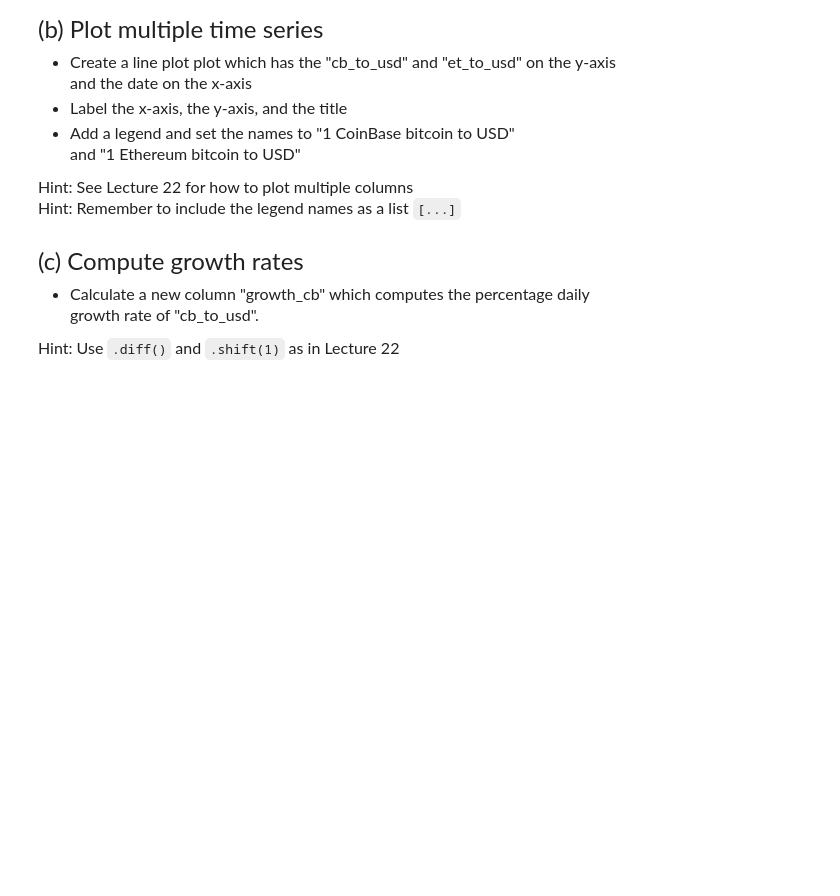
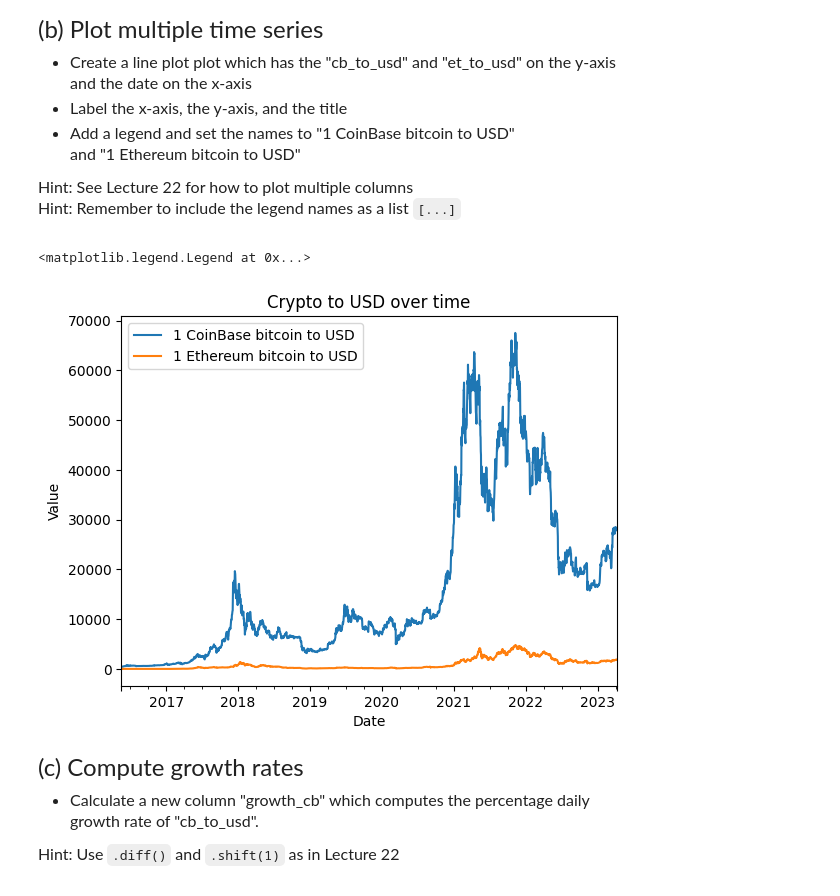
Before and after one commit to GarryZhu1/emoryqtm151, a Jupyter notebook: Quiz 5 - Section 4/Quiz 5 - Section 4.ipynb, the cells around one changed output. Cells and saved outputs as stored; diff of their text form; code cells hidden in the pictures; blank space fills up the shorter version.

```diff
--- a/Quiz 5 - Section 4/Quiz 5 - Section 4.ipynb
+++ b/Quiz 5 - Section 4/Quiz 5 - Section 4.ipynb
@@ -63,3 +59,6 @@ FileNotFoundError: [Errno 2] No such file or directory: 'bitcoin.csv'
+# %%
+dataset = pd.read_csv('data_raw/bitcoin.csv')
+dataset["date"] = pd.to_datetime(dataset["date_string"])
 # %% [markdown]
 <font size = "5">
 
@@ -80,3 +77,13 @@
+# %%
+# Write your own code
+dataset[["date","cb_to_usd","et_to_usd"]].set_index("date").plot()
+plt.xlabel("Date")
+plt.ylabel("Value")
+plt.title("Crypto to USD over time")
+plt.legend(["1 CoinBase bitcoin to USD" ,"1 Ethereum bitcoin to USD"])
+# %% [output]
+<matplotlib.legend.Legend at 0x...>
+[figure, added]
 # %% [markdown]
 <font size = "5">
 
```
Also changed, not shown: parts of 10 cells of this notebook, 7 other files.
